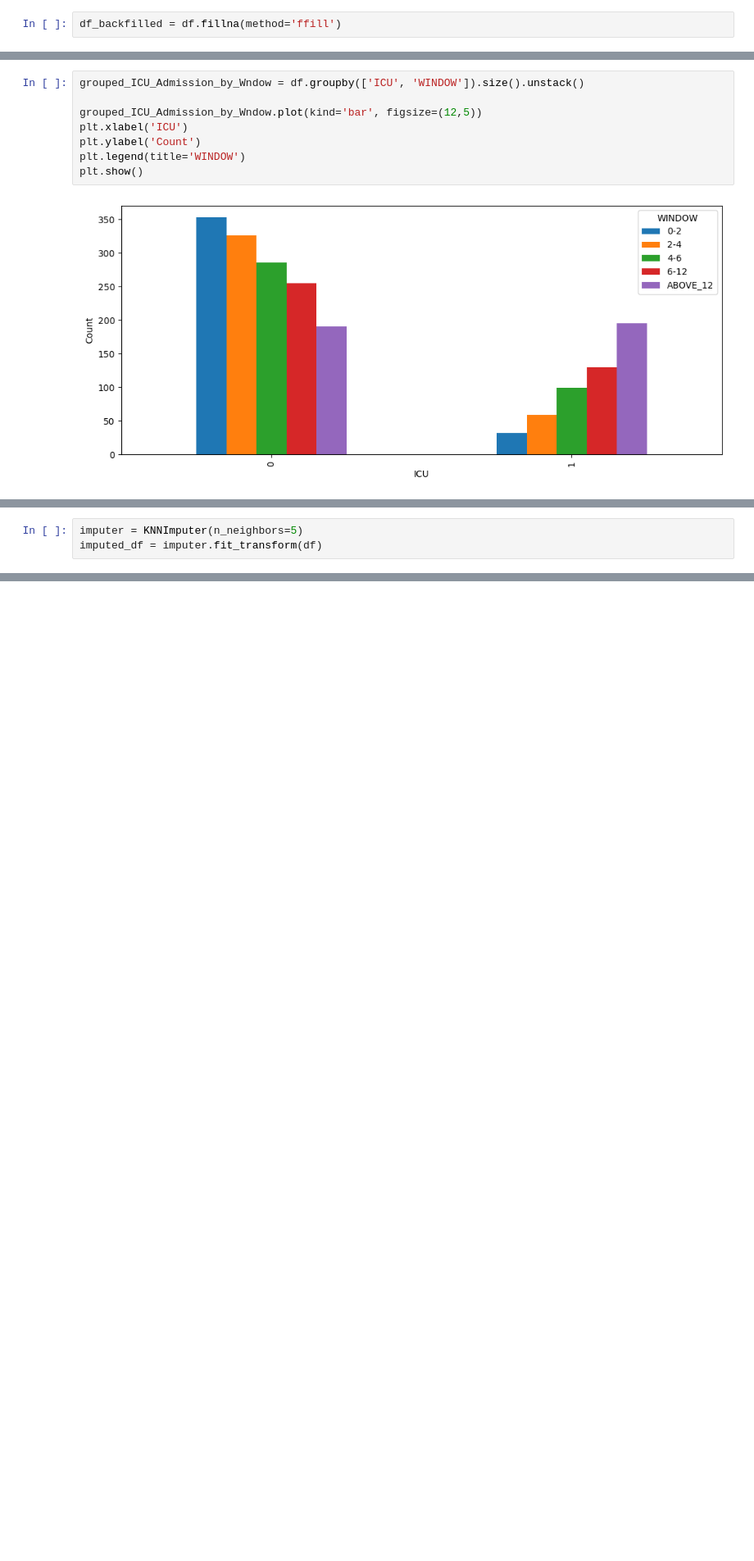
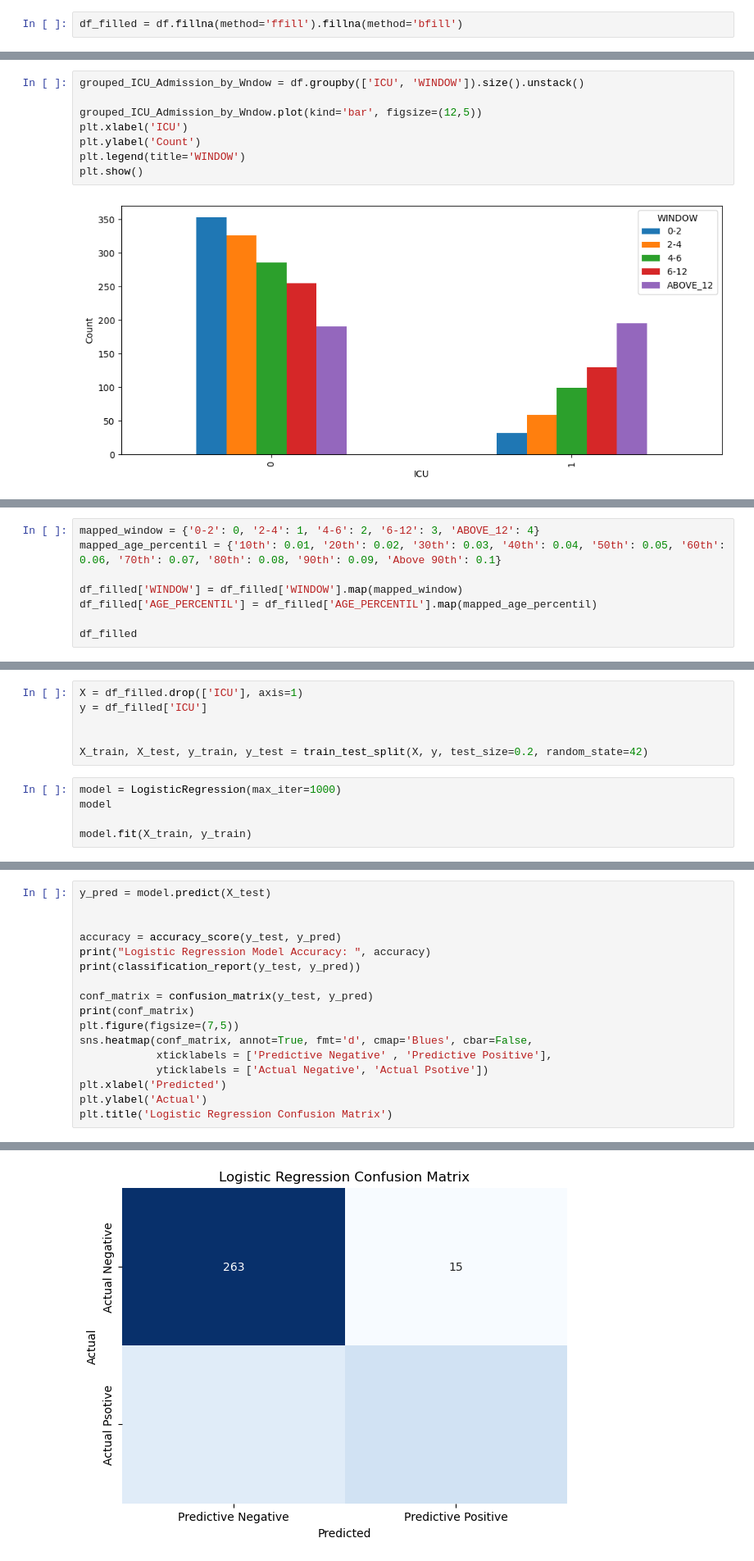
Before and after one commit to ousmannjie/Brazil-Covid19-ICU-Admission-prediction, a Jupyter notebook: covid19 ICU prediction .ipynb, the cells around one changed output, grey strips where cells are left out. Shown: that part at 82% size. Cells and saved outputs as stored; diff of their text form; blank space fills up the shorter version.

Commit message:
more EDA, also ran a few models. numbers look promising but more work needs to be done

```diff
--- a/covid19 ICU prediction .ipynb
+++ b/covid19 ICU prediction .ipynb
@@ -110,6 +139,6 @@ plt.show
 # %% [markdown]
 #### there seems to be a lot of of missing values. next step would be to backfill and use the next valid observation to fill the gap
 # %%
-df_backfilled = df.fillna(method='ffill')
+df_filled = df.fillna(method='ffill').fillna(method='bfill')
 # %%
 plt.figure(figsize=(14,9))
@@ -146,4 +182,9 @@ plt.show()
 # %%
-imputer = KNNImputer(n_neighbors=5)
-imputed_df = imputer.fit_transform(df)
+mapped_window = {'0-2': 0, '2-4': 1, '4-6': 2, '6-12': 3, 'ABOVE_12': 4}
+mapped_age_percentil = {'10th': 0.01, '20th': 0.02, '30th': 0.03, '40th': 0.04, '50th': 0.05, '60th': 0.06, '70th': 0.07, '80th': 0.08, '90th': 0.09, 'Above 90th': 0.1}
+
+df_filled['WINDOW'] = df_filled['WINDOW'].map(mapped_window)
+df_filled['AGE_PERCENTIL'] = df_filled['AGE_PERCENTIL'].map(mapped_age_percentil)
+
+df_filled
 # %% [output]
@@ -150,0 +226,11 @@ ValueError: could not convert string to float: '60th'
+# %%
+X = df_filled.drop(['ICU'], axis=1)
+y = df_filled['ICU']
+
+
+X_train, X_test, y_train, y_test = train_test_split(X, y, test_size=0.2, random_state=42)
+# %%
+model = LogisticRegression(max_iter=1000)
+model
+
+model.fit(X_train, y_train)
@@ -150,0 +246,18 @@ ValueError: could not convert string to float: '60th'
+# %%
+y_pred = model.predict(X_test)
+
+
+accuracy = accuracy_score(y_test, y_pred)
+print("Logistic Regression Model Accuracy: ", accuracy)
+print(classification_report(y_test, y_pred))
+
+conf_matrix = confusion_matrix(y_test, y_pred)
+print(conf_matrix)
+plt.figure(figsize=(7,5))
+sns.heatmap(conf_matrix, annot=True, fmt='d', cmap='Blues', cbar=False,
+            xticklabels = ['Predictive Negative' , 'Predictive Positive'],
+            yticklabels = ['Actual Negative', 'Actual Psotive'])
+plt.xlabel('Predicted')
+plt.ylabel('Actual')
+plt.title('Logistic Regression Confusion Matrix')
+# %% [output]
@@ -150,0 +277 @@ ValueError: could not convert string to float: '60th'
+[figure, added]
```
Also changed, not shown: parts of 17 cells of this notebook.
